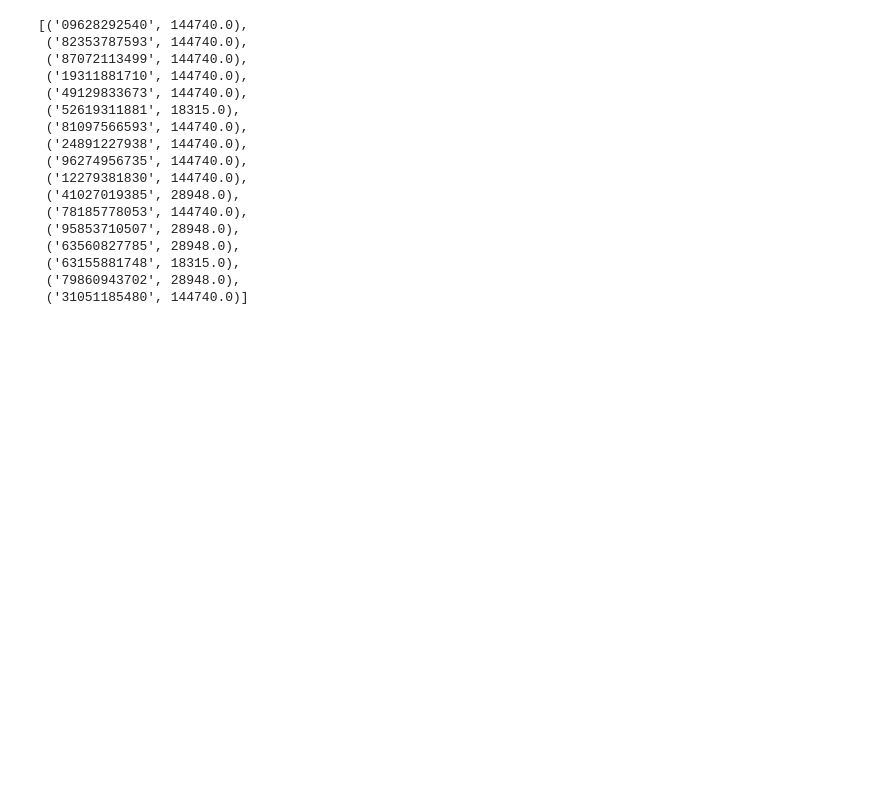
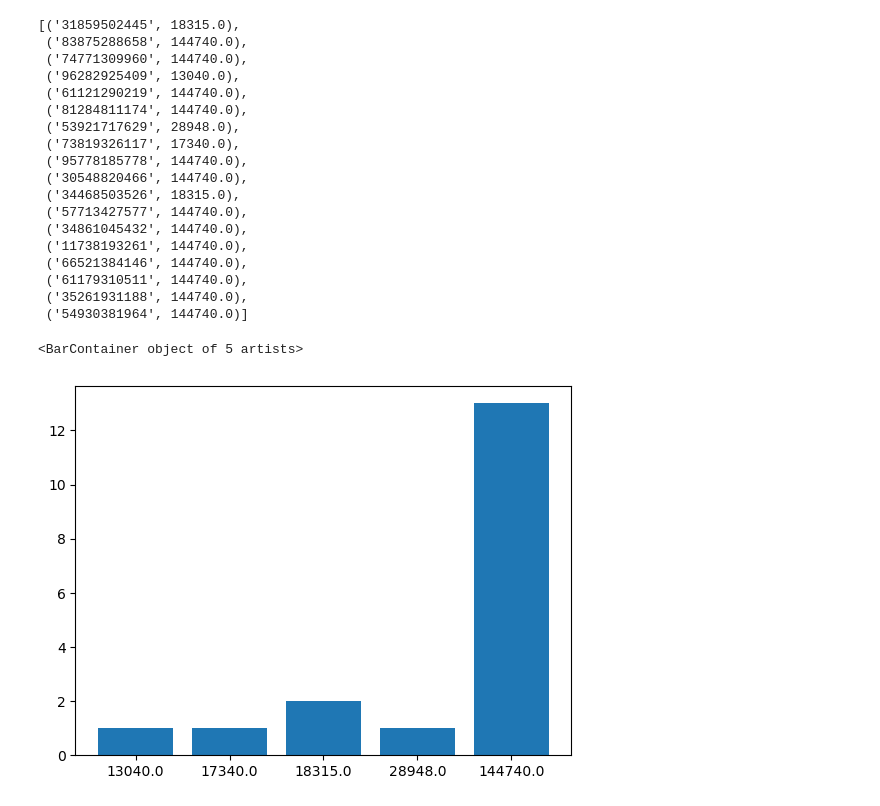
Before and after one commit to Jaimendo99/random_num_gen, a Jupyter notebook: randomNumGen.ipynb, the cells around one changed output. Saved outputs shown, nothing was run; the diff lists cells and outputs as text; code cells hidden in the pictures; blank space fills up the shorter version.

Commit message:
Donde Random Num Gen

```diff
--- a/randomNumGen.ipynb
+++ b/randomNumGen.ipynb
@@ -102,0 +122,8 @@ plt.show()
+# %%
+data = get_nums(n=10000, rawness='raw')[1]
+pi_unique = np.unique(pi_np, return_counts=True)[1]*10
+plt.bar(*np.unique(random_data(data), return_counts=True), color='g', align='edge' )
+plt.bar(np.arange(10),pi_unique, width=0.5, color='r', align='edge')
+plt.bar(np.arange(10), np.array([100]*10)*10, width=0.25, color='b', align='edge')
+
+# Distribucion de los numeros aleatorios
@@ -116,20 +149,29 @@ for result in results:
         periodos.append((result[0],periodo))
 periodos
 # %% [output]
-[('09628292540', 144740.0),
- ('82353787593', 144740.0),
- ('87072113499', 144740.0),
- ('19311881710', 144740.0),
- ('49129833673', 144740.0),
- ('52619311881', 18315.0),
- ('81097566593', 144740.0),
- ('24891227938', 144740.0),
- ('96274956735', 144740.0),
- ('12279381830', 144740.0),
- ('41027019385', 28948.0),
- ('78185778053', 144740.0),
- ('95853710507', 28948.0),
- ('63560827785', 28948.0),
- ('63155881748', 18315.0),
- ('79860943702', 28948.0),
- ('31051185480', 144740.0)]
+[('31859502445', 18315.0),
+ ('83875288658', 144740.0),
+ ('74771309960', 144740.0),
+ ('96282925409', 13040.0),
+ ('61121290219', 144740.0),
+ ('81284811174', 144740.0),
+ ('53921717629', 28948.0),
+ ('73819326117', 17340.0),
+ ('95778185778', 144740.0),
+ ('30548820466', 144740.0),
+ ('34468503526', 18315.0),
+ ('57713427577', 144740.0),
+ ('34861045432', 144740.0),
+ ('11738193261', 144740.0),
+ ('66521384146', 144740.0),
+ ('61179310511', 144740.0),
+ ('35261931188', 144740.0),
+ ('54930381964', 144740.0)]
+# %%
+ciclos = [x[1] for x in periodos]
+ciclos_uniq, ciclos_r= np.unique(ciclos, return_counts=True)
+ciclos_uniq = np.array(ciclos_uniq, dtype=str)
+plt.bar(ciclos_uniq, ciclos_r)
+# %% [output]
+<BarContainer object of 5 artists>
+[figure, added]
```
Also changed, not shown: parts of 8 cells of this notebook.
